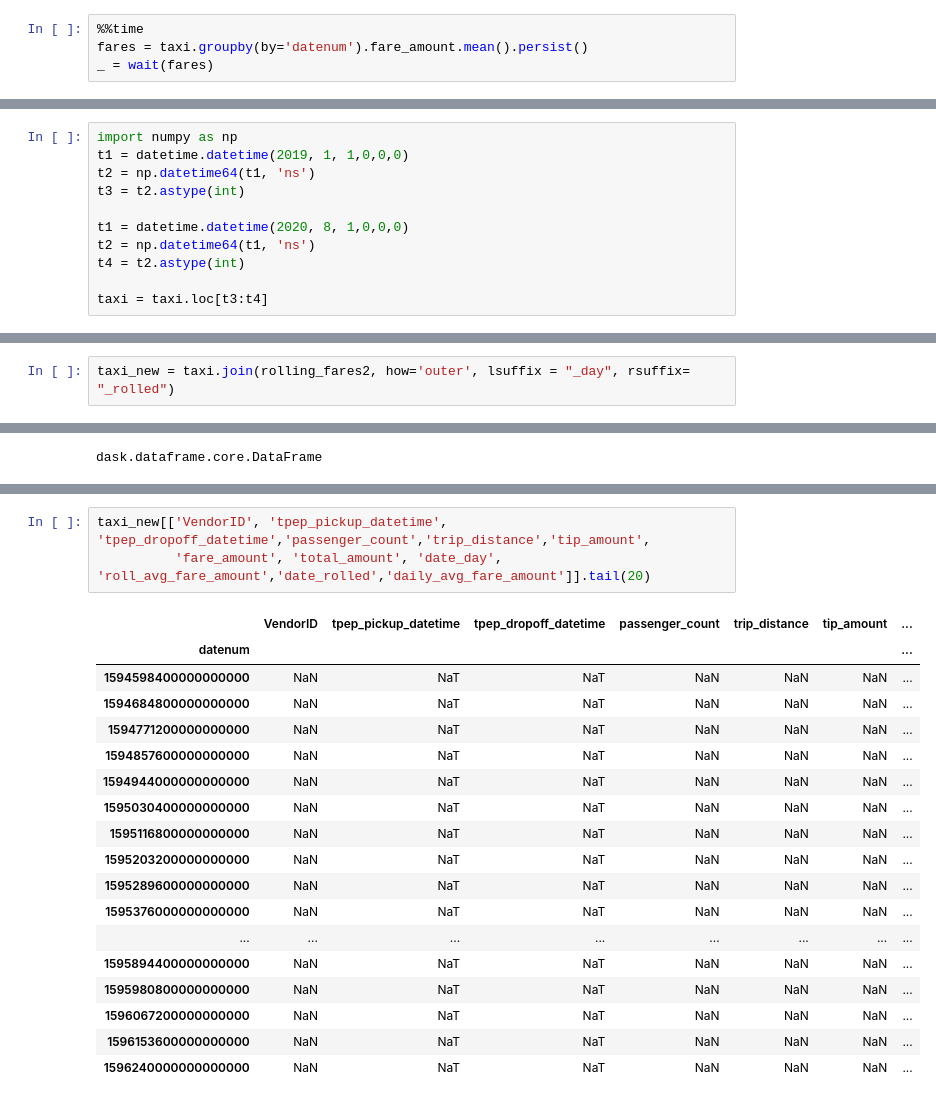
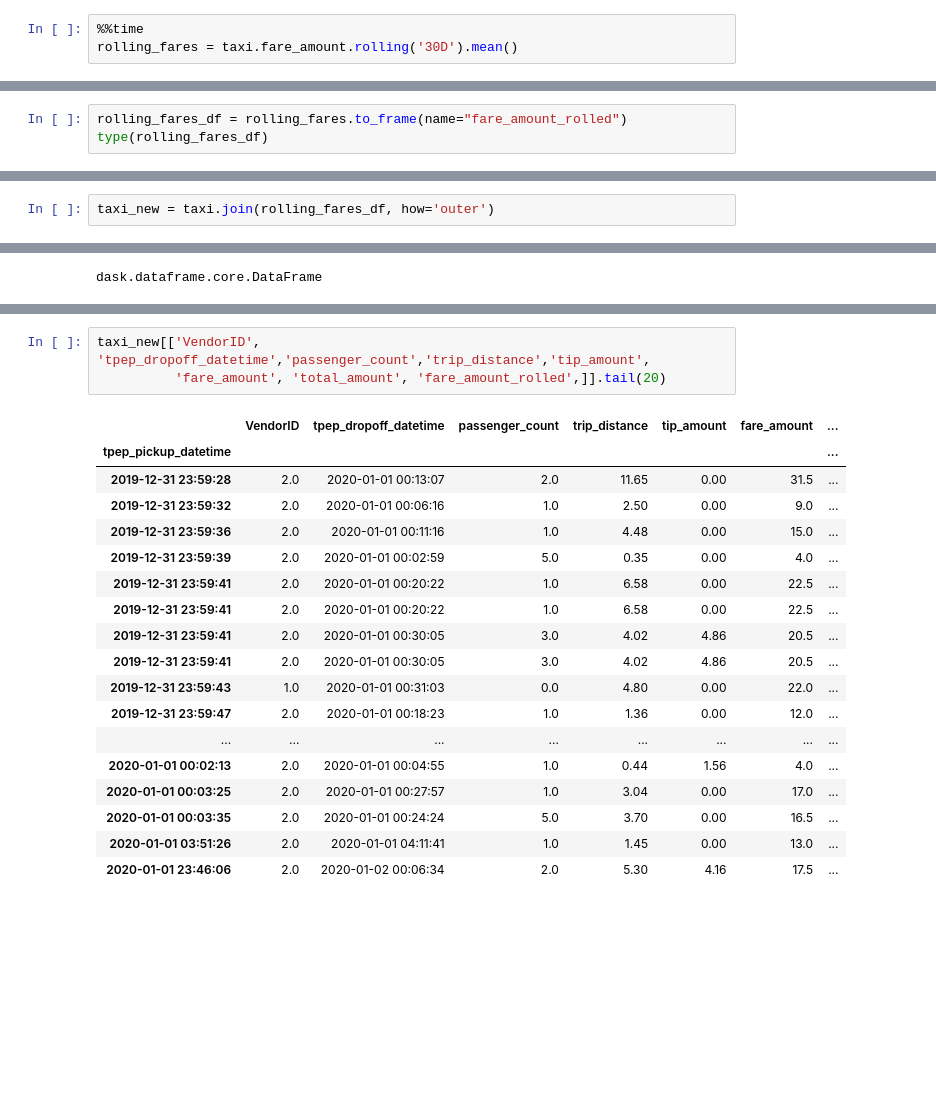
Before and after one commit to saturncloud/saturn-cloud-examples, a Jupyter notebook: tips-and-tricks/rolling_averages_with_dask.ipynb, the cells around one changed output, grey strips where cells are left out. Saved outputs shown, nothing was run; the diff lists cells and outputs as text; blank space fills up the shorter version.

Commit message:
Simplify rolling tips and tricks (#20)
* Simplify rolling tips and tricks

* Update tips-and-tricks/rolling_averages_with_dask.ipynb

* Check in evalutated notebook

```diff
--- a/tips-and-tricks/rolling_averages_with_dask.ipynb
+++ b/tips-and-tricks/rolling_averages_with_dask.ipynb
@@ -140,5 +193,4 @@ Calculate the daily mean base fare:
 # %%
 %%time
-fares = taxi.groupby(by='datenum').fare_amount.mean().persist()
-_ = wait(fares)
+rolling_fares = taxi.fare_amount.rolling('30D').mean()
 # %% [output]
@@ -173,11 +198,0 @@ Our taxi dataset has some unlikely extreme dates on the outer edges, so I'm goin
-# %%
-import numpy as np
-t1 = datetime.datetime(2019, 1, 1,0,0,0)
-t2 = np.datetime64(t1, 'ns')
-t3 = t2.astype(int)
-
-t1 = datetime.datetime(2020, 8, 1,0,0,0)
-t2 = np.datetime64(t1, 'ns')
-t4 = t2.astype(int)
-
-taxi = taxi.loc[t3:t4]
@@ -328,0 +215,3 @@ Dask Name: loc, 379 tasks
+# %%
+rolling_fares_df = rolling_fares.to_frame(name="fare_amount_rolled")
+type(rolling_fares_df)
@@ -332,7 +223,7 @@ Dask Name: loc, 379 tasks
 The merge itself is very fast here because it is lazily evaluated.
 This creates our new dataset, including all dates and with averages calculated.
 # %%
-taxi_new = taxi.join(rolling_fares2, how='outer', lsuffix = "_day", rsuffix= "_rolled")
+taxi_new = taxi.join(rolling_fares_df, how='outer')
 # %%
 type(taxi_new)
 # %% [output]
@@ -369,22 +259,22 @@ taxi_new[['VendorID', 'tpep_pickup_datetime', 'tpep_dropoff_datetime','passenger
 # %%
-taxi_new[['VendorID', 'tpep_pickup_datetime', 'tpep_dropoff_datetime','passenger_count','trip_distance','tip_amount',
-          'fare_amount', 'total_amount', 'date_day', 'roll_avg_fare_amount','date_rolled','daily_avg_fare_amount']].tail(20)
+taxi_new[['VendorID', 'tpep_dropoff_datetime','passenger_count','trip_distance','tip_amount',
+          'fare_amount', 'total_amount', 'fare_amount_rolled',]].tail(20)
 # %% [output]
-|  | VendorID | tpep_pickup_datetime | tpep_dropoff_datetime | passenger_count | trip_distance | tip_amount | ... |
-| datenum |  |  |  |  |  |  | ... |
-| 1594598400000000000 | NaN | NaT | NaT | NaN | NaN | NaN | ... |
-| 1594684800000000000 | NaN | NaT | NaT | NaN | NaN | NaN | ... |
-| 1594771200000000000 | NaN | NaT | NaT | NaN | NaN | NaN | ... |
-| 1594857600000000000 | NaN | NaT | NaT | NaN | NaN | NaN | ... |
-| 1594944000000000000 | NaN | NaT | NaT | NaN | NaN | NaN | ... |
-| 1595030400000000000 | NaN | NaT | NaT | NaN | NaN | NaN | ... |
-| 1595116800000000000 | NaN | NaT | NaT | NaN | NaN | NaN | ... |
-| 1595203200000000000 | NaN | NaT | NaT | NaN | NaN | NaN | ... |
-| 1595289600000000000 | NaN | NaT | NaT | NaN | NaN | NaN | ... |
-| 1595376000000000000 | NaN | NaT | NaT | NaN | NaN | NaN | ... |
+|  | VendorID | tpep_dropoff_datetime | passenger_count | trip_distance | tip_amount | fare_amount | ... |
+| tpep_pickup_datetime |  |  |  |  |  |  | ... |
+| 2019-12-31 23:59:28 | 2.0 | 2020-01-01 00:13:07 | 2.0 | 11.65 | 0.00 | 31.5 | ... |
+| 2019-12-31 23:59:32 | 2.0 | 2020-01-01 00:06:16 | 1.0 | 2.50 | 0.00 | 9.0 | ... |
+| 2019-12-31 23:59:36 | 2.0 | 2020-01-01 00:11:16 | 1.0 | 4.48 | 0.00 | 15.0 | ... |
+| 2019-12-31 23:59:39 | 2.0 | 2020-01-01 00:02:59 | 5.0 | 0.35 | 0.00 | 4.0 | ... |
+| 2019-12-31 23:59:41 | 2.0 | 2020-01-01 00:20:22 | 1.0 | 6.58 | 0.00 | 22.5 | ... |
+| 2019-12-31 23:59:41 | 2.0 | 2020-01-01 00:20:22 | 1.0 | 6.58 | 0.00 | 22.5 | ... |
+| 2019-12-31 23:59:41 | 2.0 | 2020-01-01 00:30:05 | 3.0 | 4.02 | 4.86 | 20.5 | ... |
+| 2019-12-31 23:59:41 | 2.0 | 2020-01-01 00:30:05 | 3.0 | 4.02 | 4.86 | 20.5 | ... |
+| 2019-12-31 23:59:43 | 1.0 | 2020-01-01 00:31:03 | 0.0 | 4.80 | 0.00 | 22.0 | ... |
+| 2019-12-31 23:59:47 | 2.0 | 2020-01-01 00:18:23 | 1.0 | 1.36 | 0.00 | 12.0 | ... |
 | ... | ... | ... | ... | ... | ... | ... | ... |
-| 1595894400000000000 | NaN | NaT | NaT | NaN | NaN | NaN | ... |
-| 1595980800000000000 | NaN | NaT | NaT | NaN | NaN | NaN | ... |
-| 1596067200000000000 | NaN | NaT | NaT | NaN | NaN | NaN | ... |
-| 1596153600000000000 | NaN | NaT | NaT | NaN | NaN | NaN | ... |
-| 1596240000000000000 | NaN | NaT | NaT | NaN | NaN | NaN | ... |
+| 2020-01-01 00:02:13 | 2.0 | 2020-01-01 00:04:55 | 1.0 | 0.44 | 1.56 | 4.0 | ... |
+| 2020-01-01 00:03:25 | 2.0 | 2020-01-01 00:27:57 | 1.0 | 3.04 | 0.00 | 17.0 | ... |
+| 2020-01-01 00:03:35 | 2.0 | 2020-01-01 00:24:24 | 5.0 | 3.70 | 0.00 | 16.5 | ... |
+| 2020-01-01 03:51:26 | 2.0 | 2020-01-01 04:11:41 | 1.0 | 1.45 | 0.00 | 13.0 | ... |
+| 2020-01-01 23:46:06 | 2.0 | 2020-01-02 00:06:34 | 2.0 | 5.30 | 4.16 | 17.5 | ... |
```
Also changed, not shown: parts of 57 cells of this notebook.
